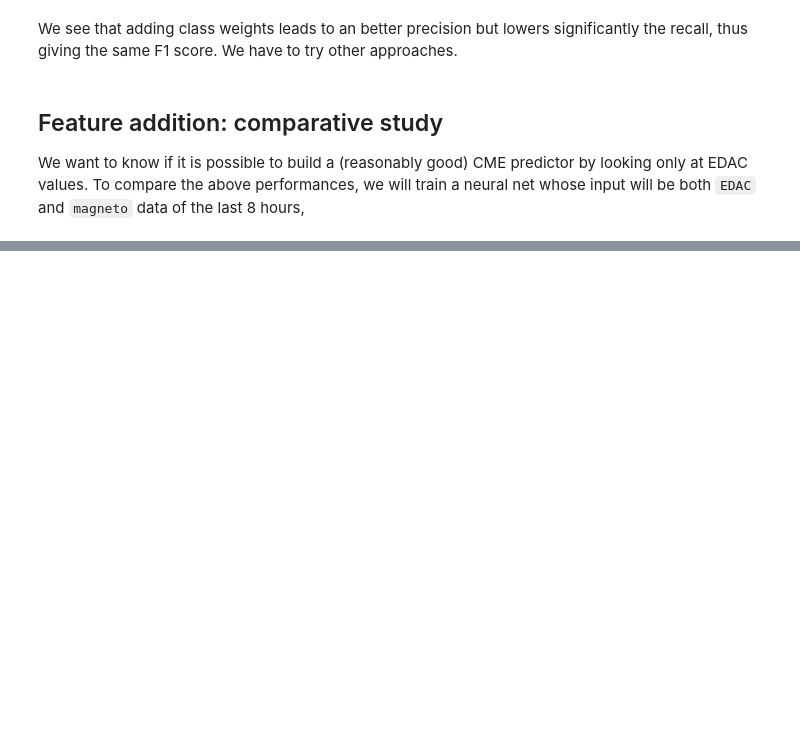
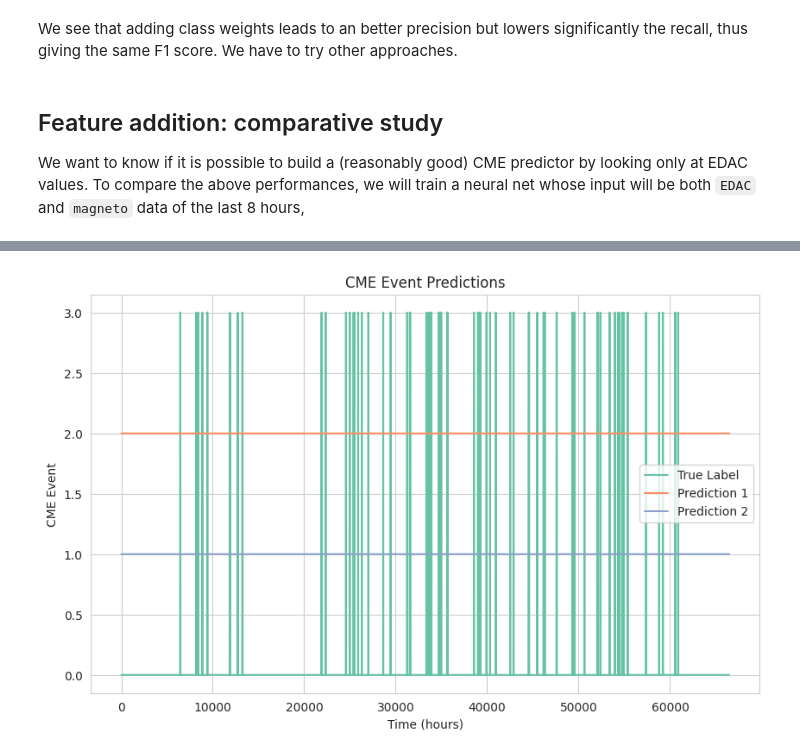
Before and after one commit to CS-433/ml-project-2-ml4esa, a Jupyter notebook: Prediction_models.ipynb, the cells around one changed output, grey strips where cells are left out. Cells and saved outputs as stored; diff of their text form; code cells hidden in the pictures; blank space fills up the shorter version.

Commit message:
data augmentation in predictions

```diff
--- a/Prediction_models.ipynb
+++ b/Prediction_models.ipynb
@@ -211,0 +205,5 @@ print(test_metrics_2_unbalanced)
+# %%
+augmentation = 5
+# %%
+test_metrics_1_aug, model_1 = neural_net(X1, y, window_size=8, epochs=5, batch_size=32, augmentation=augmentation)
+test_metrics_2_aug, model_2 = neural_net_dim(X2, y, window_size=8, epochs=5, batch_size=32, augmentation=augmentation)
@@ -211,0 +266,8 @@ print(test_metrics_2_unbalanced)
+# %%
+X1_series = create_series(X1, 8)
+X2_series = create_series_dim(X2, 8)
+
+true_label = y[7:]
+
+prediction_1 = np.round(model_1.predict(X1_series)).flatten()
+prediction_2 = np.round(model_2.predict(X2_series)).flatten()
@@ -211,0 +293,12 @@ print(test_metrics_2_unbalanced)
+# %%
+plt.figure(figsize=(10, 6))
+plt.plot(true_label*3, label='True Label')
+plt.plot(prediction_1*2, label='Prediction 1')
+plt.plot(prediction_2, label='Prediction 2')
+plt.xlabel('Time (hours)')
+plt.ylabel('CME Event')
+plt.title('CME Event Predictions')
+plt.legend()
+plt.show()
+# %% [output]
+[figure, added]
```
Also changed, not shown: parts of 16 cells of this notebook, 1 other file.
